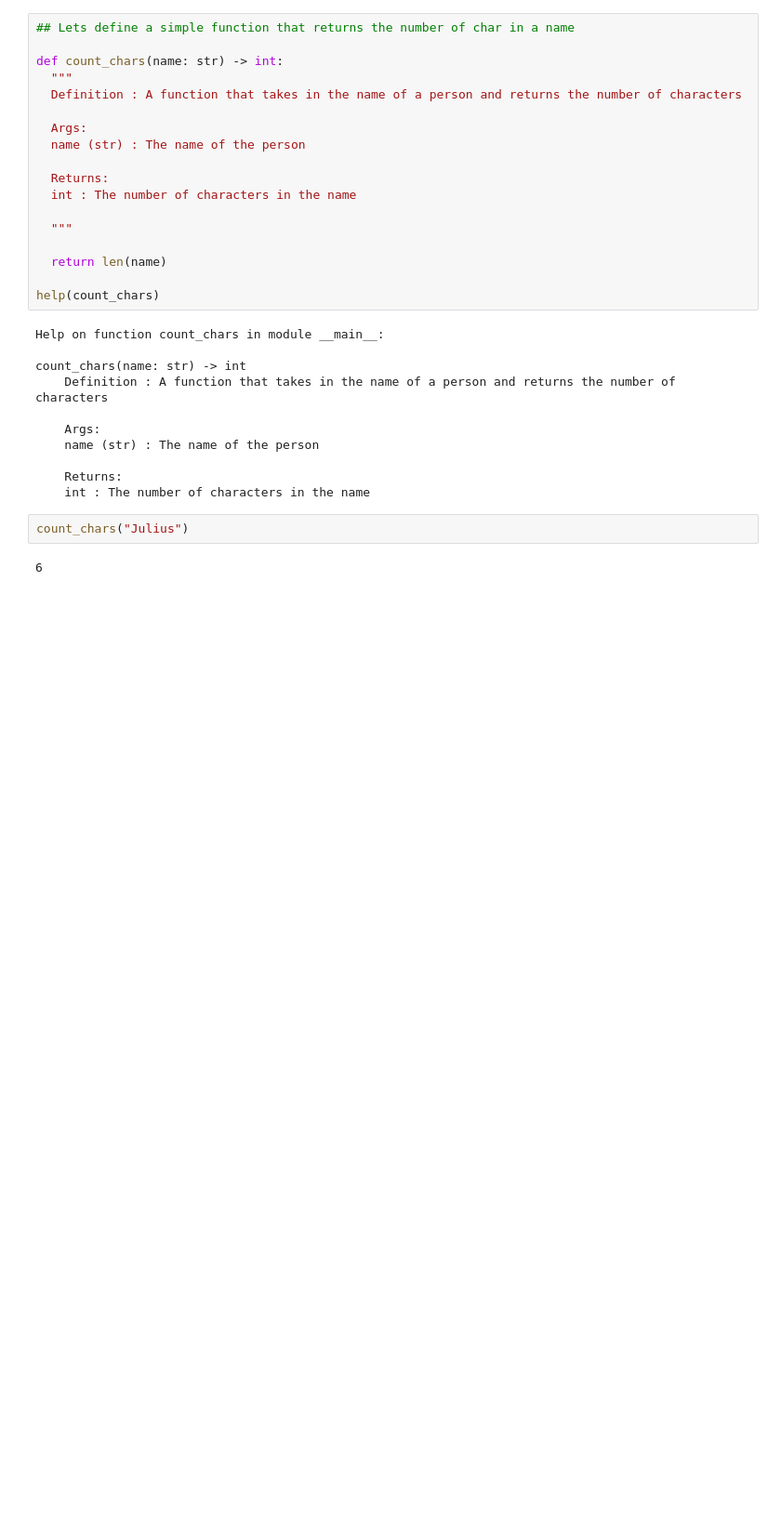
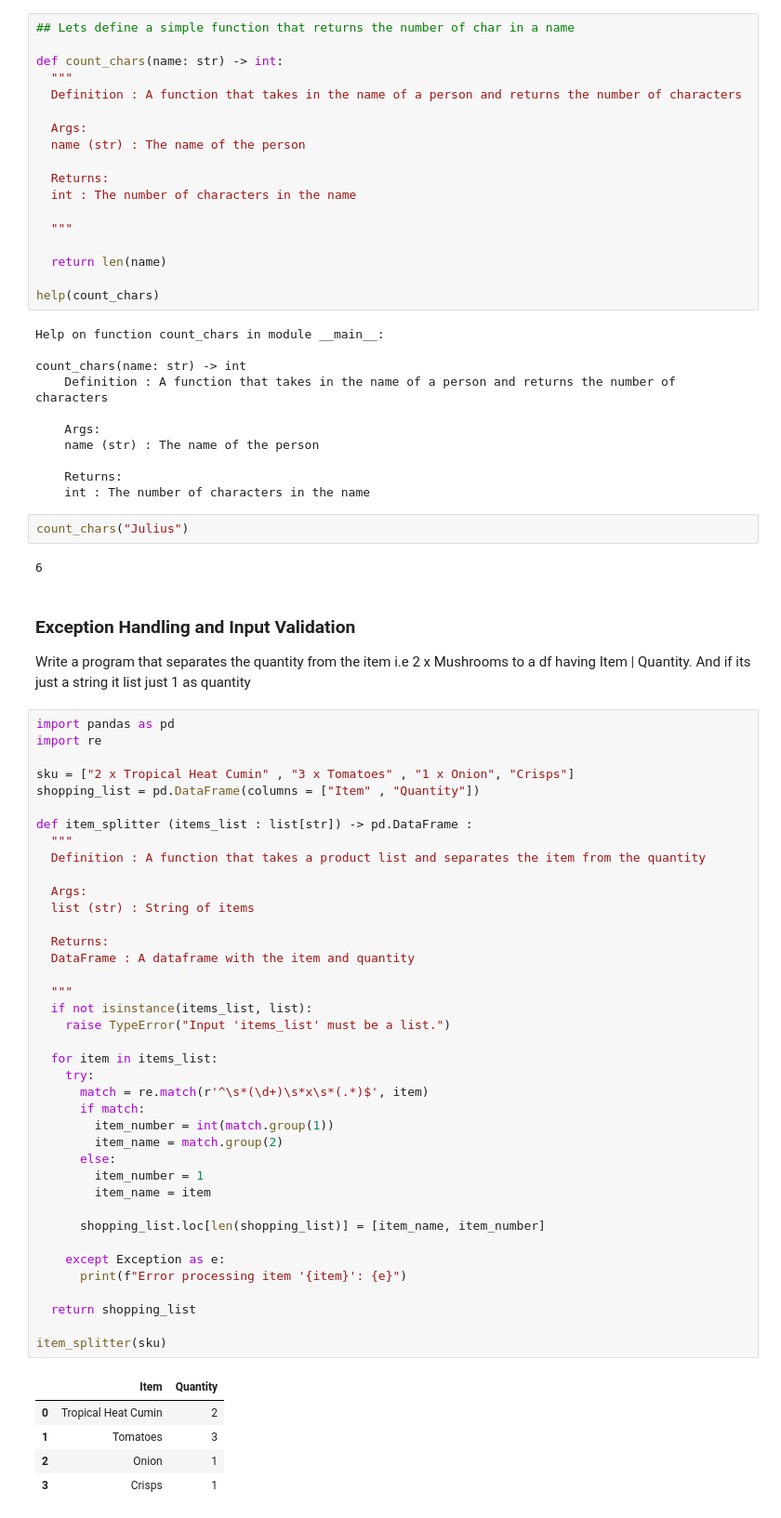
Before and after one commit to Jnyambok/Python-Utility-Functions, a Jupyter notebook: Python_Utility_Functions.ipynb, the cells around one changed output. Shown at 93% size. Drawn from its saved outputs; the diff is of its cells as text; blank space fills up the shorter version.

```diff
--- a/Python_Utility_Functions.ipynb
+++ b/Python_Utility_Functions.ipynb
@@ -124,3 +124,51 @@ count_chars(name: str) -> int
 count_chars("Julius")
 # %% [output]
 6
+# %% [markdown]
+### Exception Handling and Input Validation
+Write a program that separates the quantity from the item i.e 2 x Mushrooms to a df having Item | Quantity. And if its just a string it list just 1 as quantity
+# %%
+import pandas as pd
+import re
+
+sku = ["2 x Tropical Heat Cumin" , "3 x Tomatoes" , "1 x Onion", "Crisps"]
+shopping_list = pd.DataFrame(columns = ["Item" , "Quantity"])
+
+def item_splitter (items_list : list[str]) -> pd.DataFrame :
+  """
+  Definition : A function that takes a product list and separates the item from the quantity
+
+  Args:
+  list (str) : String of items
+
+  Returns:
+  DataFrame : A dataframe with the item and quantity
+
+  """
+  if not isinstance(items_list, list):
+    raise TypeError("Input 'items_list' must be a list.")
+
+  for item in items_list:
+    try:
+      match = re.match(r'^\s*(\d+)\s*x\s*(.*)$', item)
+      if match:
+        item_number = int(match.group(1))
+        item_name = match.group(2)
+      else:
+        item_number = 1
+        item_name = item
+
+      shopping_list.loc[len(shopping_list)] = [item_name, item_number]
+
+    except Exception as e:
+      print(f"Error processing item '{item}': {e}")
+
+  return shopping_list
+
+item_splitter(sku)
+# %% [output]
+|  | Item | Quantity |
+| 0 | Tropical Heat Cumin | 2 |
+| 1 | Tomatoes | 3 |
+| 2 | Onion | 1 |
+| 3 | Crisps | 1 |
```
Also changed, not shown: parts of 9 cells of this notebook.
